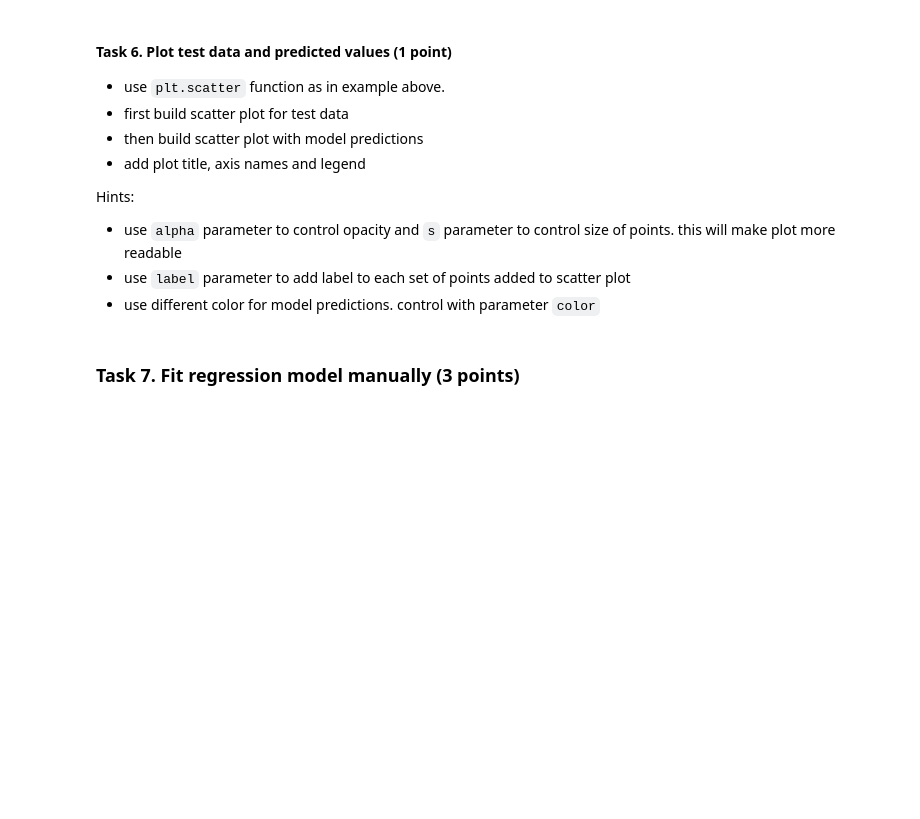
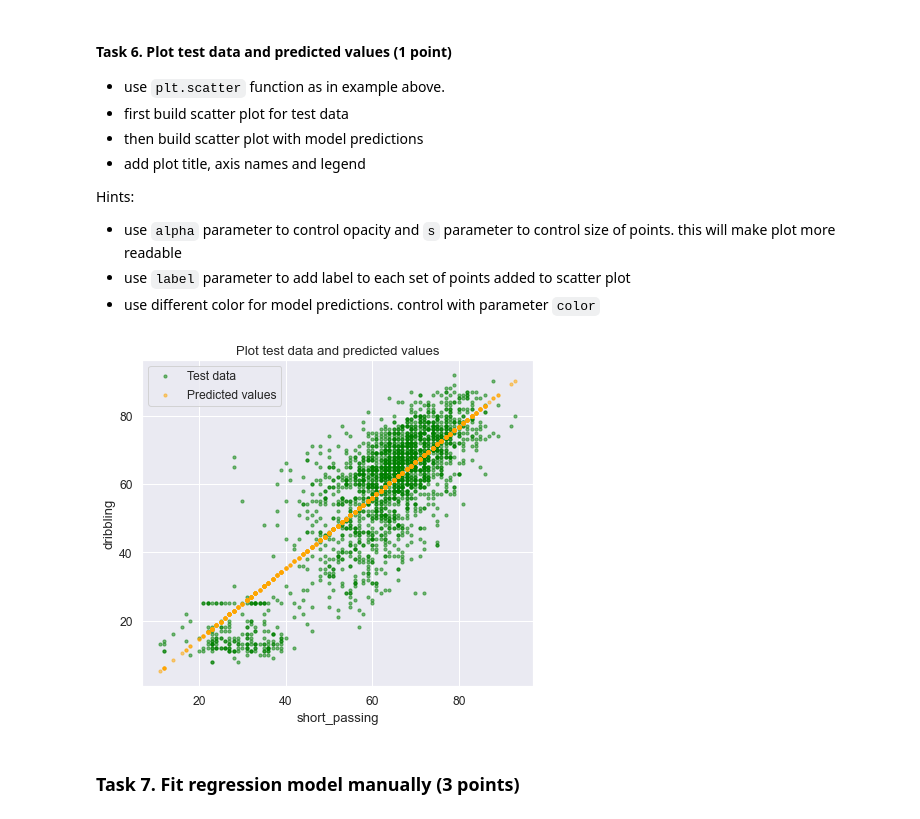
Before and after one commit to KateChubarova/ml-intro, a Jupyter notebook: 3_linear_regression/linear_regression.ipynb, the cells around one changed output. Drawn from its saved outputs; the diff is of its cells as text; code cells hidden in the pictures; blank space fills up the shorter version.

```diff
--- a/3_linear_regression/linear_regression.ipynb
+++ b/3_linear_regression/linear_regression.ipynb
@@ -620,9 +620,14 @@ Hints:
 * use different color for model predictions. control with parameter `color`
 # %%
 # your code here
-# plt.scatter()
-# plt.scatter()
-# plt.legend(...);  # adds legend to a plot
+plt.scatter(x_test, y_test, alpha=0.5, s=10, color='green')
+plt.scatter(x_test, model_preds, alpha=0.5, s=10, color='orange')
+plt.title('Plot test data and predicted values')
+plt.xlabel('short_passing')
+plt.ylabel('dribbling')
+plt.legend(["Test data", "Predicted values"]);  # adds legend to a plot
+# %% [output]
+[figure, added]
 # %% [markdown]
 ### Task 7.  Fit regression model manually (3 points)
 # %% [markdown]
```
Also changed, not shown: parts of 9 cells of this notebook.
